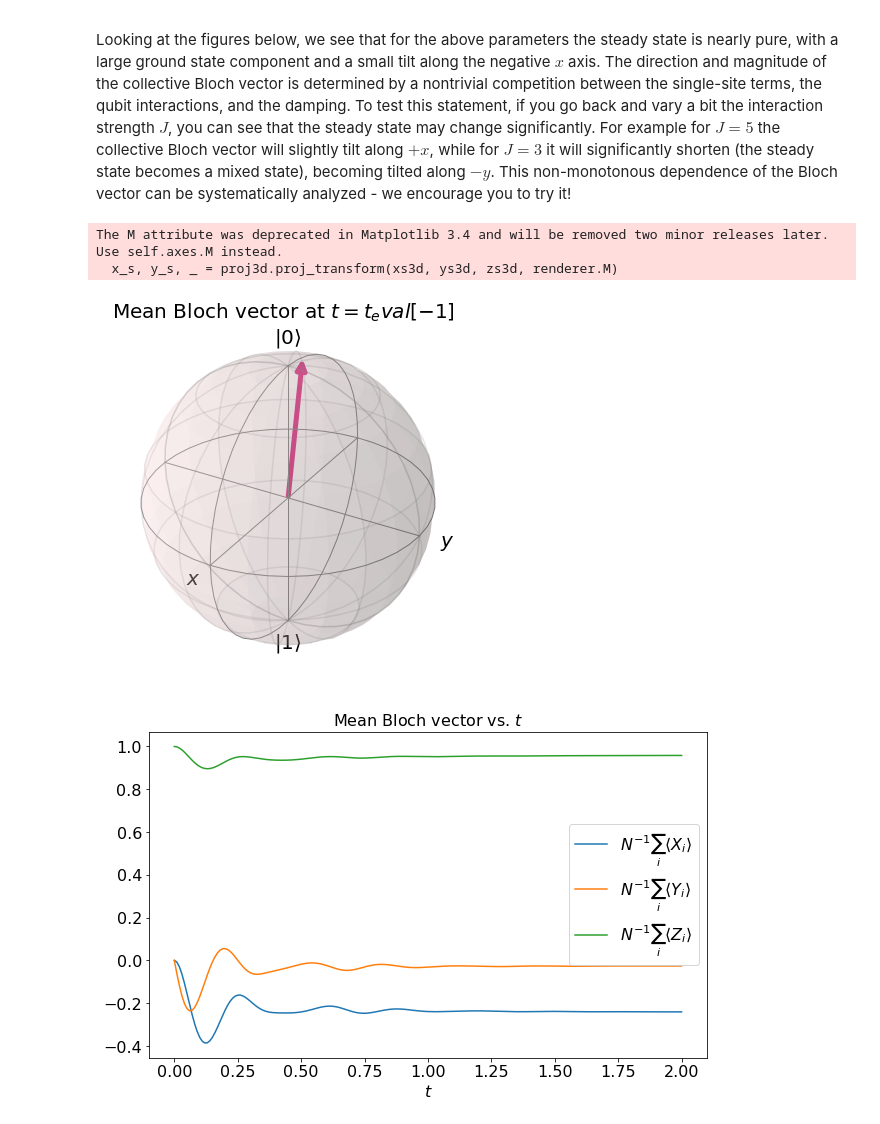
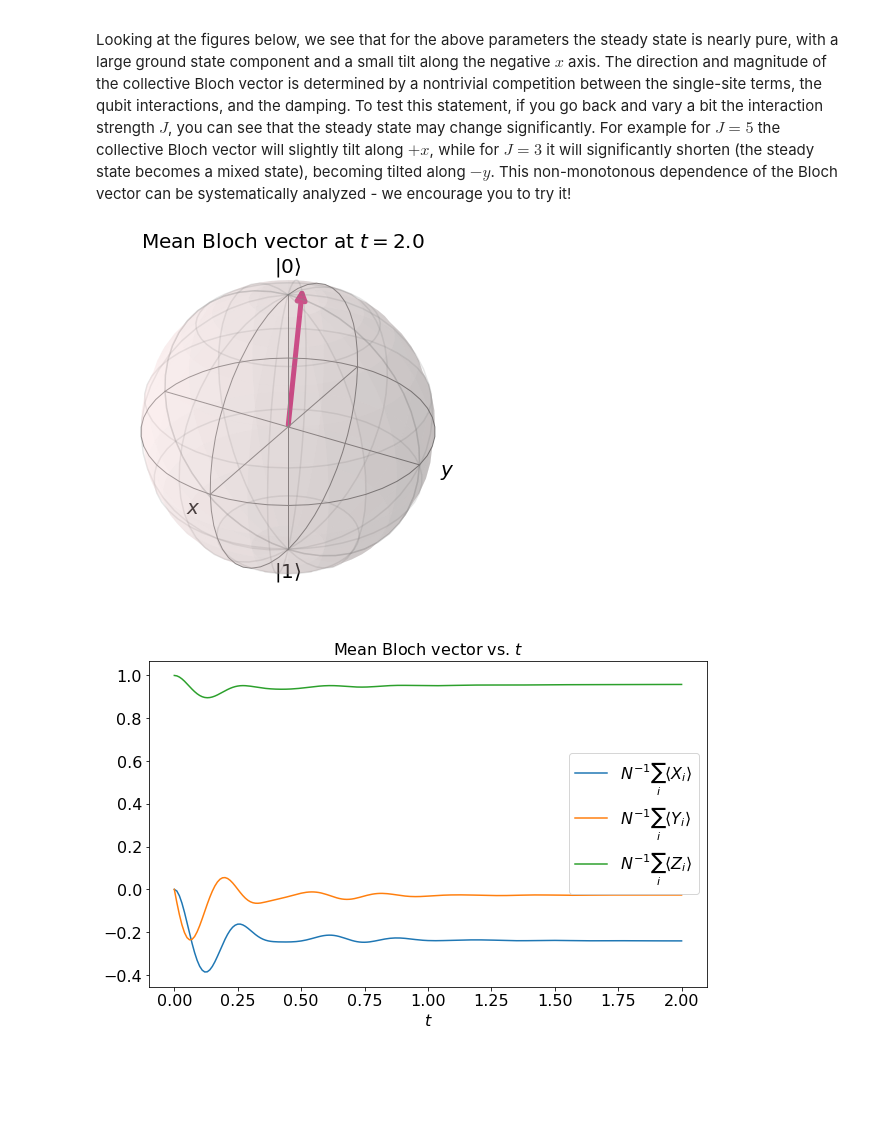
Before and after one commit to qiskit-community/lindbladmpo, a Jupyter notebook: examples/qubit_chain_tutorial.ipynb, the cells around one changed output. Cells and saved outputs as stored; diff of their text form; code cells hidden in the pictures; blank space fills up the shorter version.

```diff
--- a/examples/qubit_chain_tutorial.ipynb
+++ b/examples/qubit_chain_tutorial.ipynb
@@ -138,28 +140,26 @@ Looking at the figures below, we see that for the above parameters the steady st
 # %%
 from qiskit.visualization import plot_bloch_vector
 import matplotlib.pyplot as plt
 
 fontsize = 16
 
 t_eval = np.linspace(t_init, t_final, n_steps)
 
 _, ax = plt.subplots(figsize = (10, 6))
 plt.rcParams.update({'font.size': fontsize})
 plt.plot(t_eval, x_mean, label = '$ N^{-1}\sum_i \\langle X_i \\rangle$')
 plt.plot(t_eval, y_mean, label = '$ N^{-1}\sum_i \\langle Y_i \\rangle$')
 plt.plot(t_eval, z_mean, label = '$ N^{-1}\sum_i \\langle Z_i \\rangle$')
 plt.legend(fontsize = fontsize)
 ax.set_xlabel('$t$', fontsize = fontsize)
 ax.set_title('Mean Bloch vector vs. $t$', fontsize = fontsize)
 
-display(plot_bloch_vector([x_mean[-1], y_mean[-1], z_mean[-1]], 'Mean Bloch vector at $t = {t_eval[-1]}$'))
+display(plot_bloch_vector([x_mean[-1], y_mean[-1], z_mean[-1]], f'Mean Bloch vector at $t = {t_eval[-1]}$'))
 
 if N > 1 and ((abs(x_mean[-1]) > 1e-5 and abs(x_expectation_values[0, -1] / x_mean[-1] - 1) > 1e-5 or
               (abs(z_mean[-1]) > 1e-5 and abs(z_expectation_values[1, -1] / z_mean[-1] - 1) > 1e-5))):
     print("The solution at the final time appears to break translation invariance. "
           "The precision of the simulation should be examined.")
 # %% [output]
-The M attribute was deprecated in Matplotlib 3.4 and will be removed two minor releases later. Use self.axes.M instead.
-  x_s, y_s, _ = proj3d.proj_transform(xs3d, ys3d, zs3d, renderer.M)
-[figure, old version]
+[figure, new version]
 [figure]
```
Also changed, not shown: parts of 1 cell of this notebook, 7 other files.
